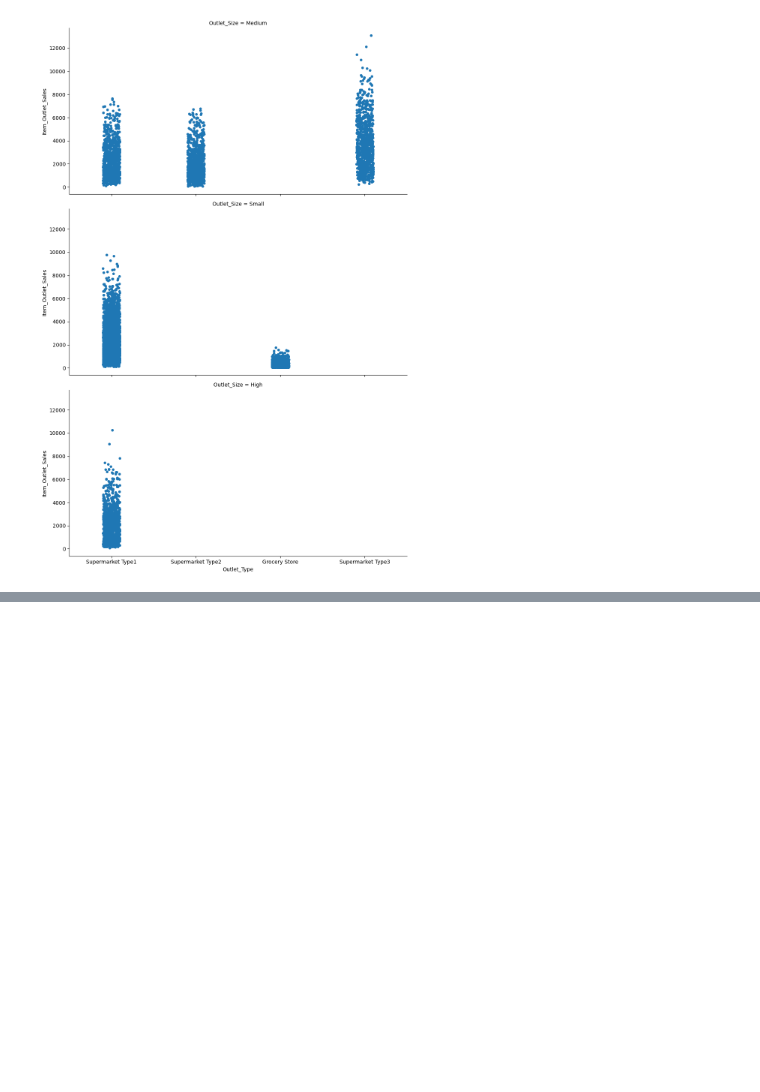
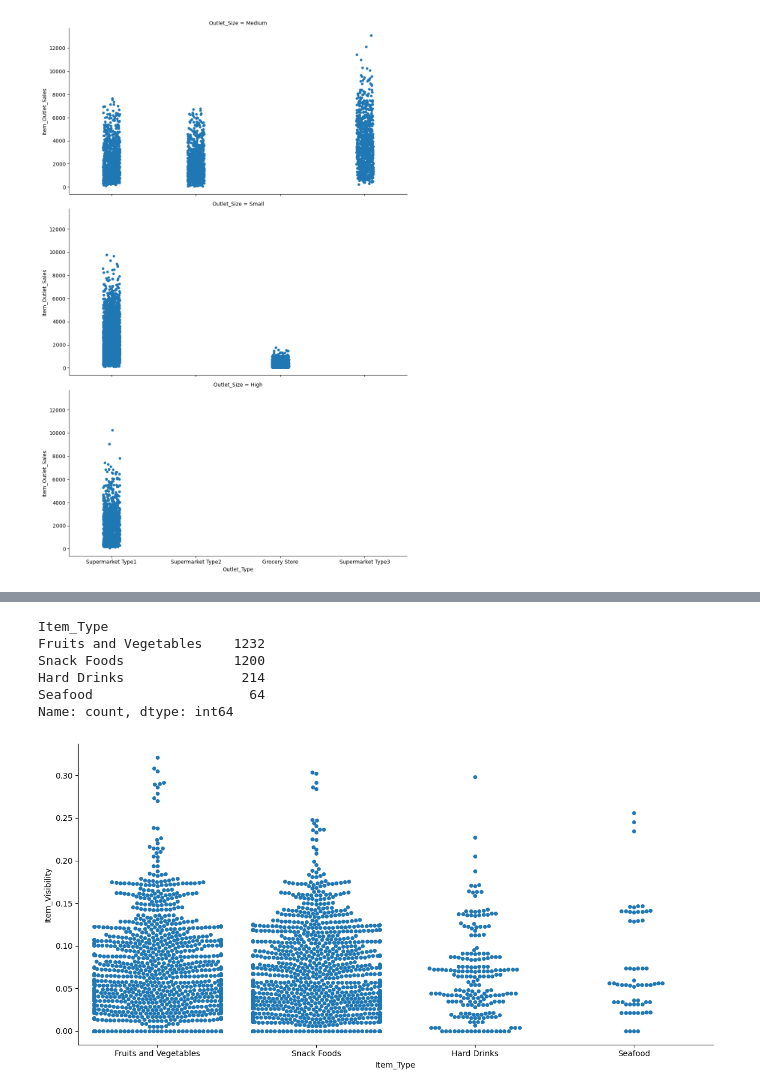
Before and after one commit to iwhite-booth21/PythonistaPractice, a Jupyter notebook: Python Statistical Plots Visualizing & Analyzing Data Using Seaborn/StripPlots.ipynb, the cells around one changed output, grey strips where cells are left out. Cells and saved outputs as stored; diff of their text form; code cells hidden in the pictures; blank space fills up the shorter version.

```diff
--- a/Python Statistical Plots Visualizing & Analyzing Data Using Seaborn/StripPlots.ipynb
+++ b/Python Statistical Plots Visualizing & Analyzing Data Using Seaborn/StripPlots.ipynb
@@ -74,0 +98,20 @@ sns.catplot(x="Outlet_Type", y="Item_Outlet_Sales", row="Outlet_Size", data=s_da
+# %%
+# Get a listed of selected items
+selected_items = ['Fruits and Vegetables', 'Snack Foods', 'Seafood', 'Hard Drinks']
+
+# Filter rows of the original pandas dataframe these items types (comes from the is in method)
+selected_items_sales_data = s_data[s_data['Item_Type'].isin(selected_items)]
+
+# Invoke the value_Counts on the filtered data
+selected_items_sales_data['Item_Type'].value_counts()
+# %% [output]
+Item_Type
+Fruits and Vegetables    1232
+Snack Foods              1200
+Hard Drinks               214
+Seafood                    64
+Name: count, dtype: int64
+# %%
+sns.catplot(x="Item_Type", y="Item_Visibility", kind="swarm", data=selected_items_sales_data, height=6, aspect=2);
+# %% [output]
+[figure, added]
```
Also changed, not shown: parts of 6 cells of this notebook.
